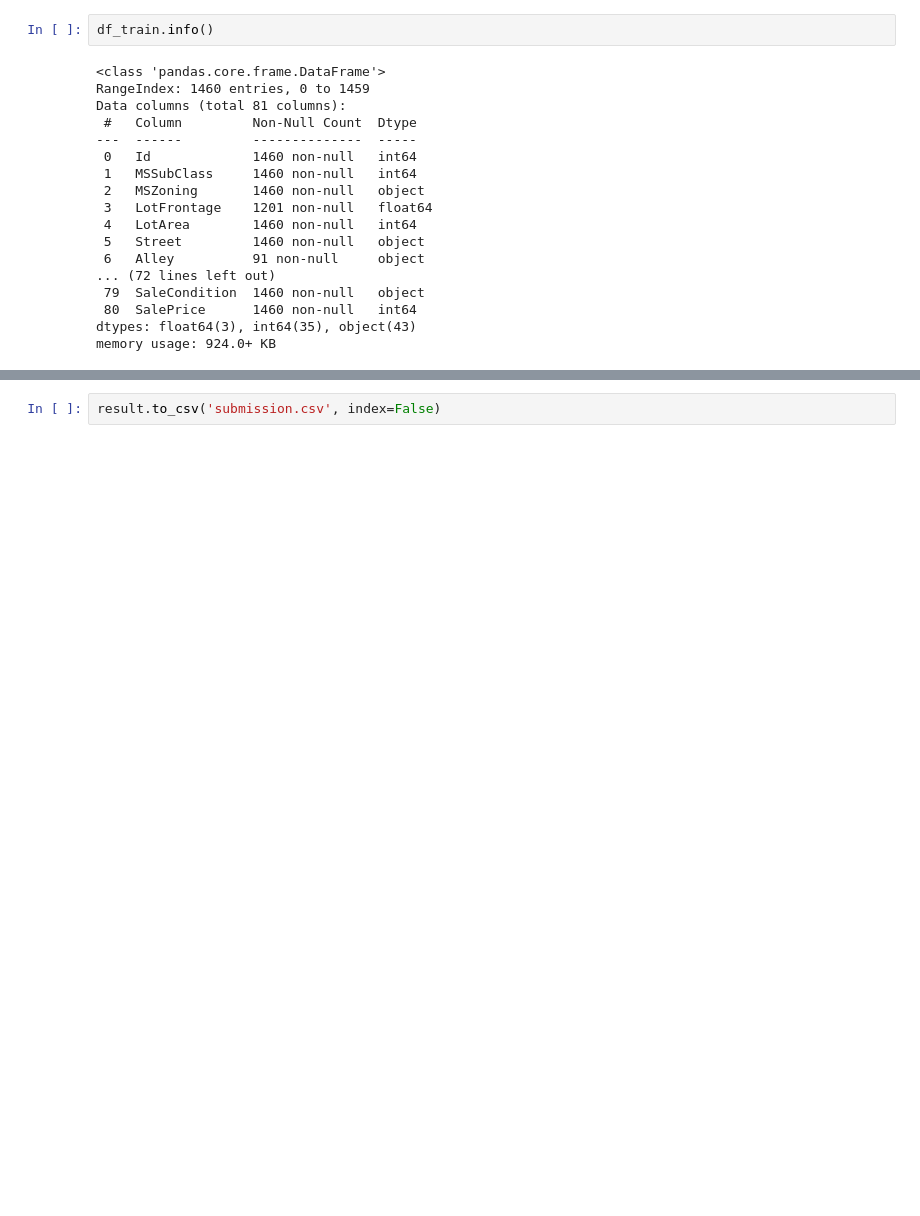
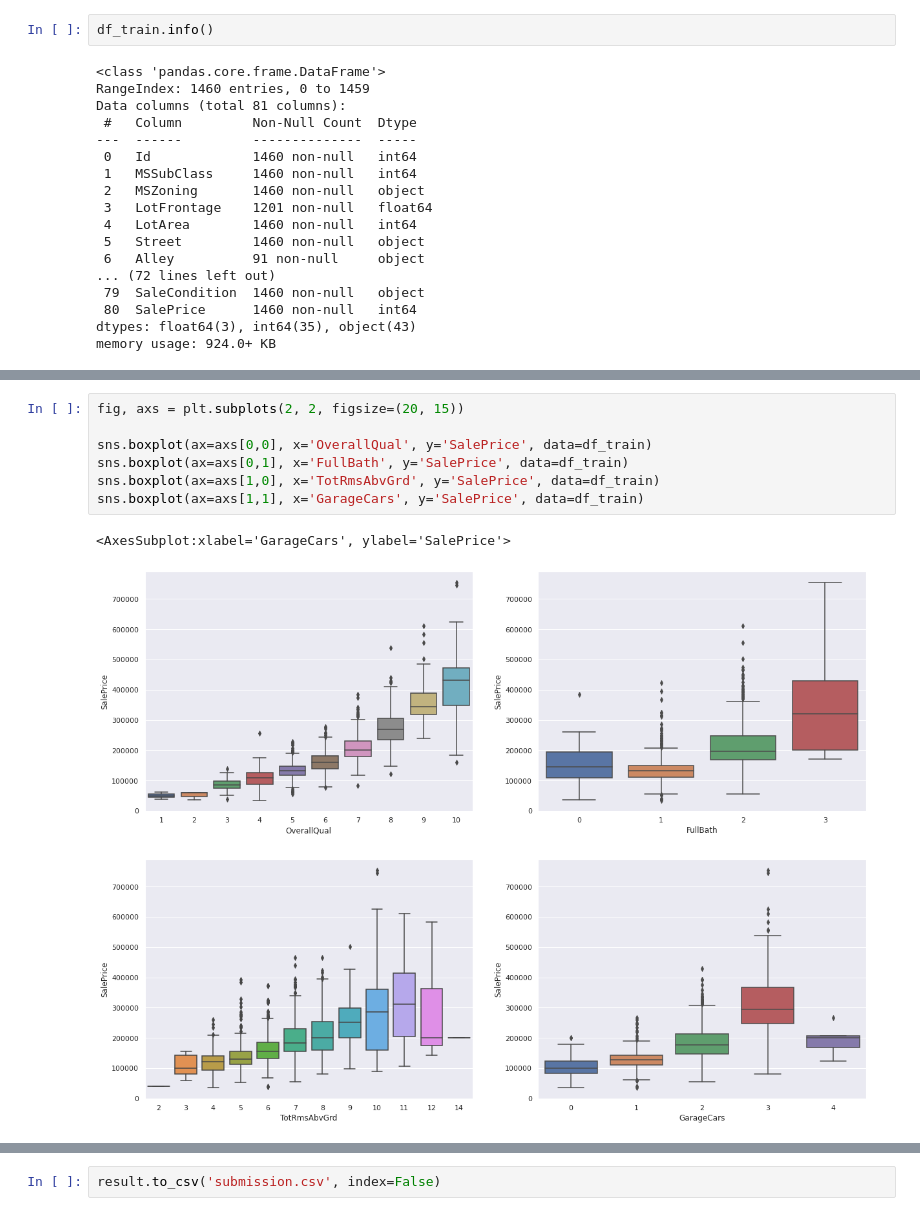
Before and after one commit to kohsutai/kaggle, a Jupyter notebook: house-price.ipynb, the cells around one changed output, grey strips where cells are left out. Saved outputs shown, nothing was run; the diff lists cells and outputs as text; blank space fills up the shorter version.

```diff
--- a/house-price.ipynb
+++ b/house-price.ipynb
@@ -66,0 +99,10 @@ memory usage: 924.0+ KB
+# %%
+fig, axs = plt.subplots(2, 2, figsize=(20, 15))
+
+sns.boxplot(ax=axs[0,0], x='OverallQual', y='SalePrice', data=df_train)
+sns.boxplot(ax=axs[0,1], x='FullBath', y='SalePrice', data=df_train)
+sns.boxplot(ax=axs[1,0], x='TotRmsAbvGrd', y='SalePrice', data=df_train)
+sns.boxplot(ax=axs[1,1], x='GarageCars', y='SalePrice', data=df_train)
+# %% [output]
+<AxesSubplot:xlabel='GarageCars', ylabel='SalePrice'>
+[figure, added]
```
Also changed, not shown: parts of 24 cells of this notebook.
